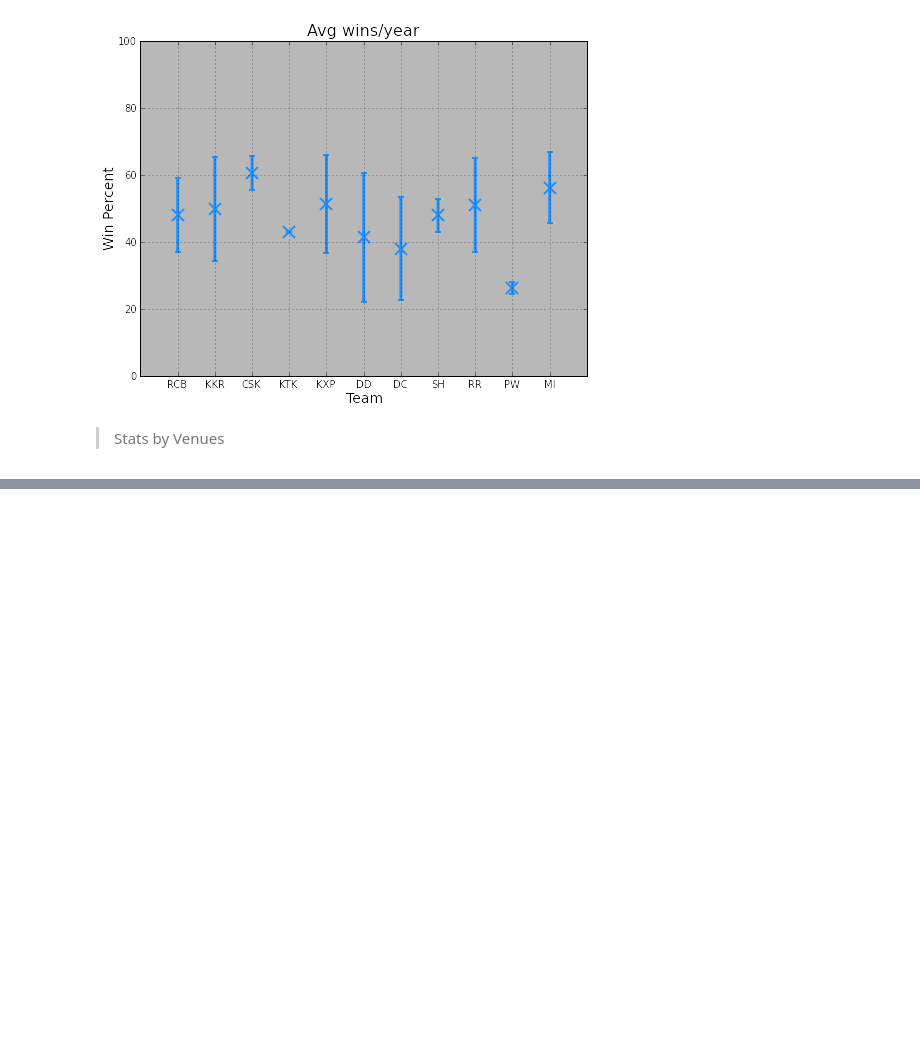
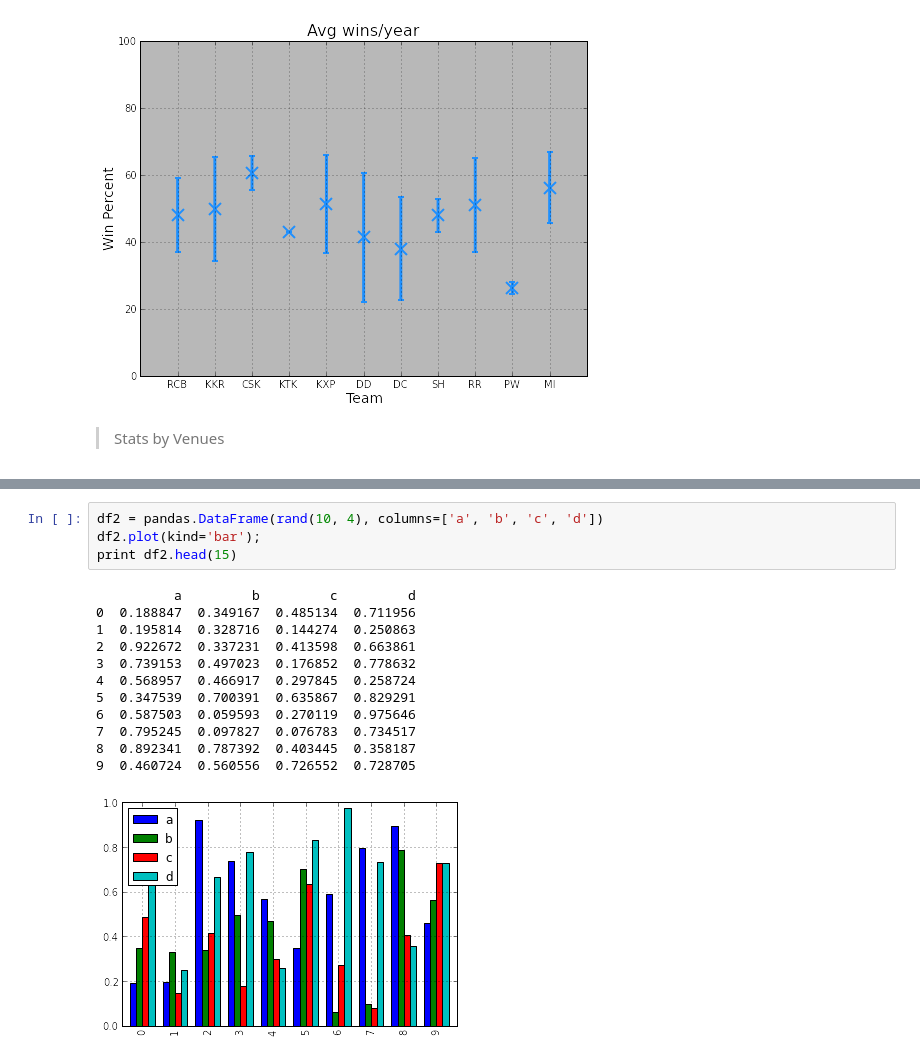
Before and after one commit to bharatreddy/collections, a Jupyter notebook: Team-Analysis.ipynb, the cells around one changed output, grey strips where cells are left out. Cells and saved outputs as stored; diff of their text form; blank space fills up the shorter version.

```diff
--- a/Team-Analysis.ipynb
+++ b/Team-Analysis.ipynb
@@ -249,0 +273,17 @@ print "--------------- Team wins by Venue ------------------"
+# %%
+df2 = pandas.DataFrame(rand(10, 4), columns=['a', 'b', 'c', 'd'])
+df2.plot(kind='bar');
+print df2.head(15)
+# %% [output]
+          a         b         c         d
+0  0.188847  0.349167  0.485134  0.711956
+1  0.195814  0.328716  0.144274  0.250863
+2  0.922672  0.337231  0.413598  0.663861
+3  0.739153  0.497023  0.176852  0.778632
+4  0.568957  0.466917  0.297845  0.258724
+5  0.347539  0.700391  0.635867  0.829291
+6  0.587503  0.059593  0.270119  0.975646
+7  0.795245  0.097827  0.076783  0.734517
+8  0.892341  0.787392  0.403445  0.358187
+9  0.460724  0.560556  0.726552  0.728705
+[figure, added]
```
Also changed, not shown: parts of 4 cells of this notebook.
